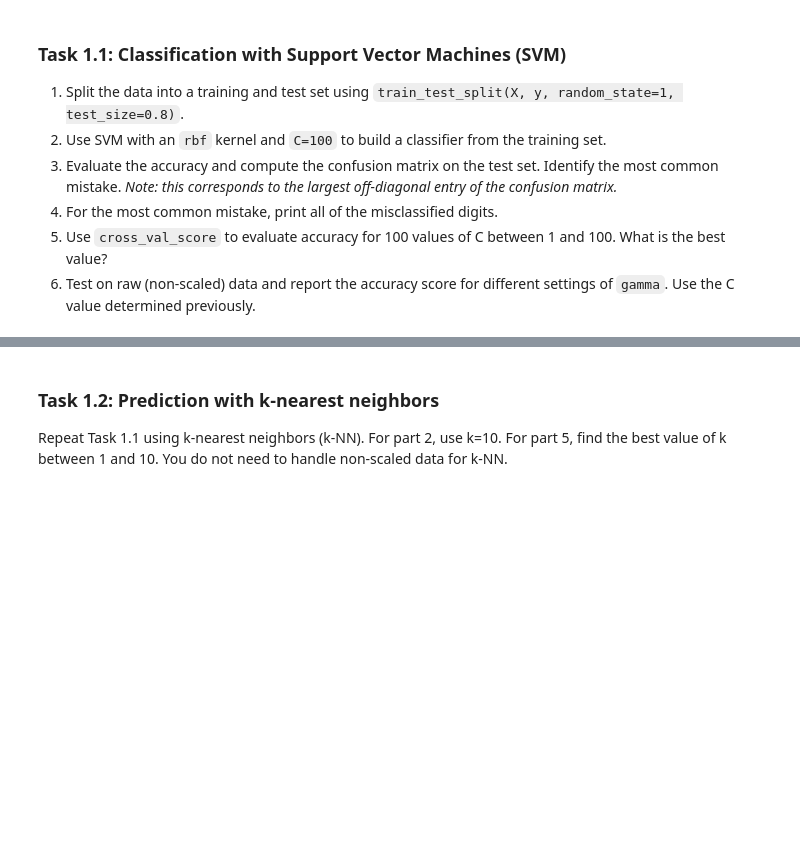
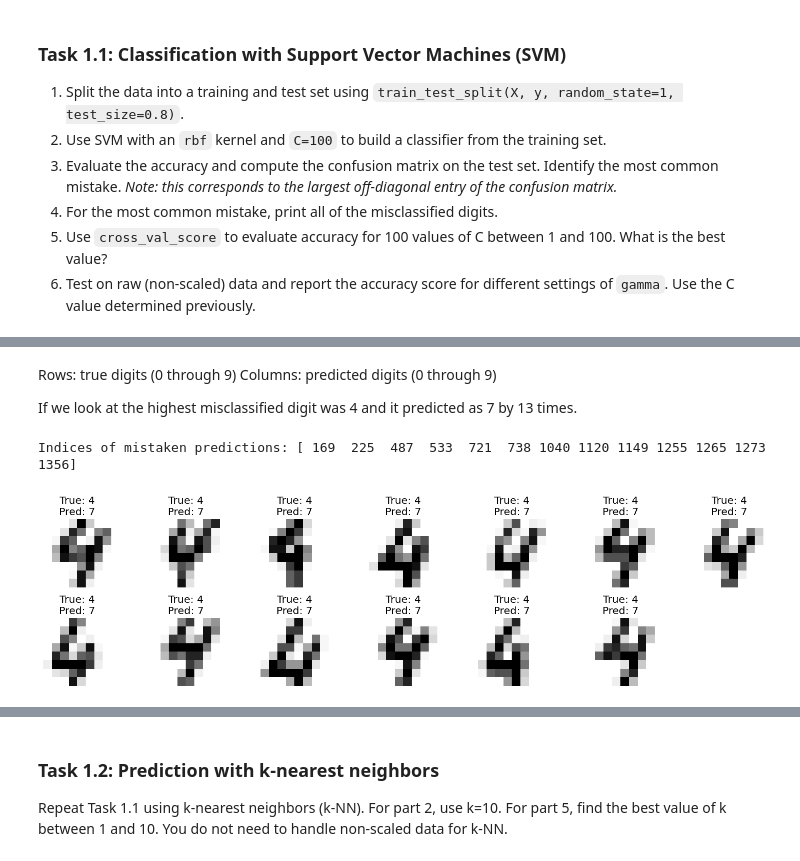
Before and after one commit to datascience-course/2026-datascience-homework, a Jupyter notebook: HW7/HW7.ipynb, the cells around one changed output, grey strips where cells are left out. Drawn from its saved outputs; the diff is of its cells as text; code cells hidden in the pictures; blank space fills up the shorter version.

```diff
--- a/HW7/HW7.ipynb
+++ b/HW7/HW7.ipynb
@@ -129,0 +118,11 @@ You might find [this scikit-learn webpage](https://scikit-learn.org/stable/auto_
+# %%
+# Part 1
+X_train, X_test, y_train, y_test = train_test_split(X, y, random_state=1, test_size=0.8)
+
+indices = np.arange(len(X))
+_, test_indices, _, _ = train_test_split(indices, y, random_state=1, test_size=0.8) # this is the same split as above, but we get the indices of the test set
+# %%
+# Part 2
+model = svm.SVC(kernel='rbf', C=100)
+model.fit(X_train, y_train)
+print(model)
@@ -129,0 +131,7 @@ You might find [this scikit-learn webpage](https://scikit-learn.org/stable/auto_
+# %%
+# Part 3
+print('Confusion Matrix:')
+y_pred = model.predict(X_test)
+print(metrics.confusion_matrix(y_true = y_test, y_pred = y_pred))
+
+print('Accuracy = ', metrics.accuracy_score(y_true = y_test, y_pred = y_pred))
@@ -129,0 +151,22 @@ You might find [this scikit-learn webpage](https://scikit-learn.org/stable/auto_
+# %% [markdown]
+Rows: true digits (0 through 9)
+Columns: predicted digits (0 through 9)
+
+If we look at the highest misclassified digit was 4 and it predicted as 7 by 13 times.
+# %%
+# Part 4
+mistake_indices = np.where((y_test == 4) & (y_pred == 7))[0]
+print(f"Indices of mistaken predictions: {mistake_indices}")
+
+plt.figure(figsize=(15, 4))
+for i, idx in enumerate(mistake_indices):
+    plt.subplot(2, 7, i+1)
+    img = digits.images[test_indices[idx]]
+    plt.imshow(img, cmap='Greys', interpolation='nearest')
+    plt.title("True: 4\nPred: 7")
+    plt.axis('off')
+plt.tight_layout()
+plt.show()
+# %% [output]
+Indices of mistaken predictions: [ 169  225  487  533  721  738 1040 1120 1149 1255 1265 1273 1356]
+[figure, added]
```
Also changed, not shown: parts of 37 cells of this notebook, 1 other file.
